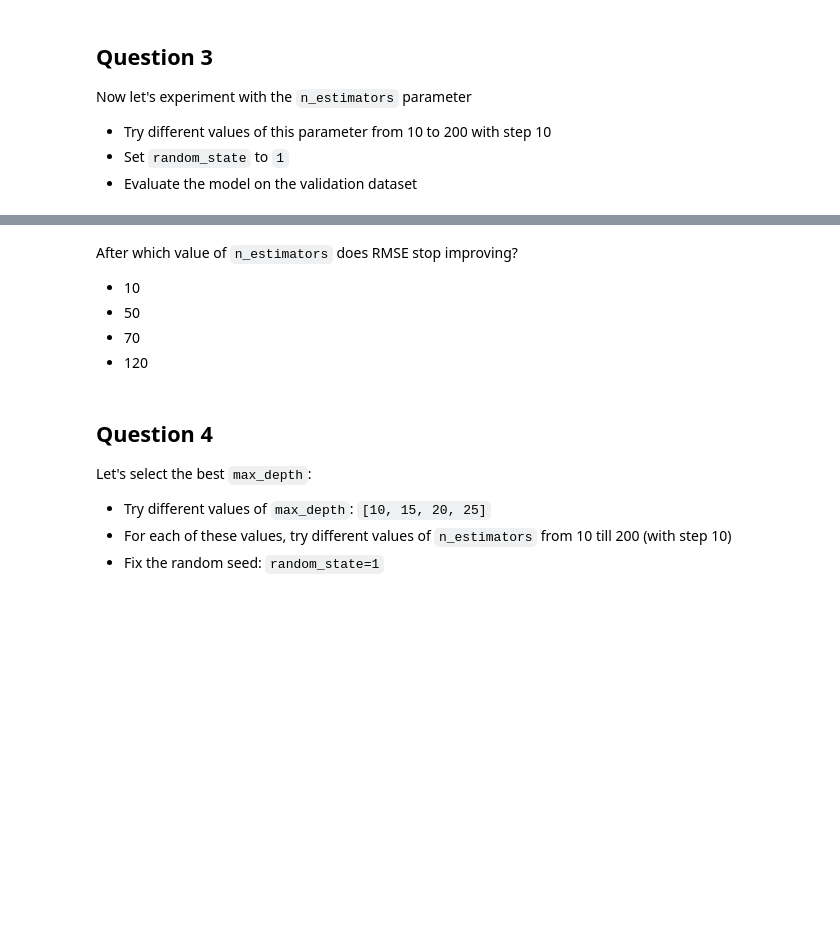
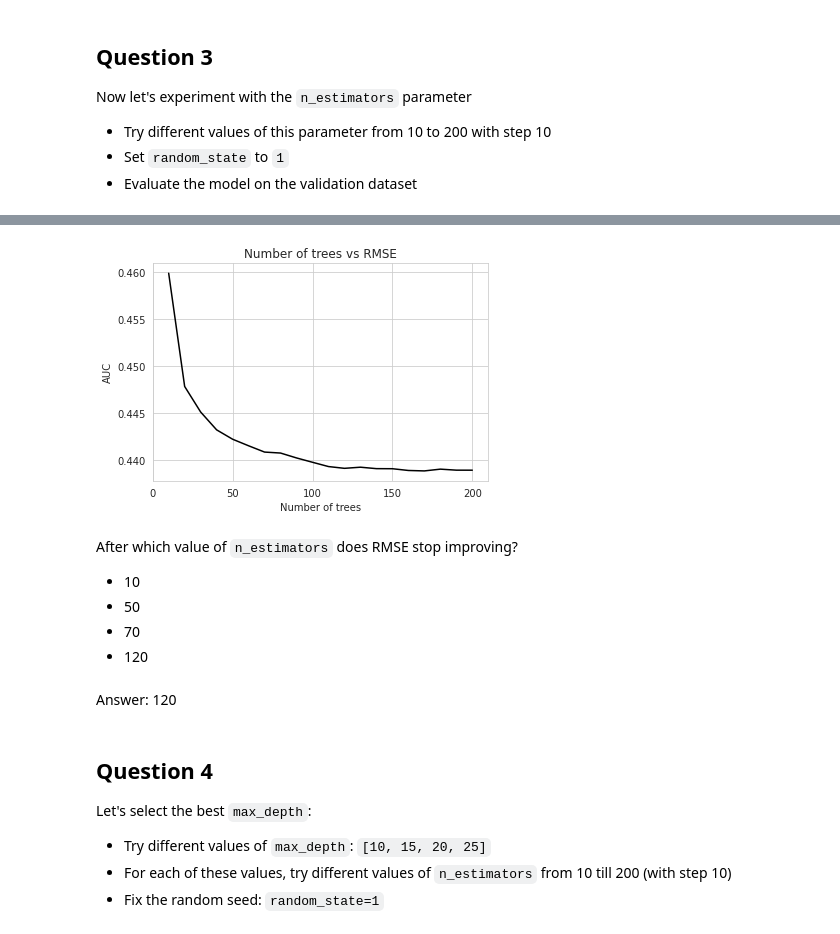
Before and after one commit to aenoboa1/ML-Zoomcamp-Homeworks, a Jupyter notebook: WEEK 6/homework-6-starter.ipynb, the cells around one changed output, grey strips where cells are left out. Cells and saved outputs as stored; diff of their text form; code cells hidden in the pictures; blank space fills up the shorter version.

```diff
--- a/WEEK 6/homework-6-starter.ipynb
+++ b/WEEK 6/homework-6-starter.ipynb
@@ -104,3 +113,8 @@ from sklearn.feature_extraction import DictVectorizer
+# %%
+dv = DictVectorizer(sparse=False)
+
+X_train = dv.fit_transform(dict_train)
+X_val = dv.transform(dict_val)
 # %% [markdown]
 ## Question 1
 
@@ -114,3 +135,8 @@ Which feature is used for splitting the data?
 * `neighbourhood_group`
 * `number_of_reviews`
 * `reviews_per_month`
+# %%
+# training a decision tree Regressor
+
+dr = DecisionTreeRegressor(max_depth=1)
+dr.fit(X_train, y_train)
@@ -124,0 +167,7 @@ Train a random forest model with these parameters:
+# %%
+rf = RandomForestRegressor(n_estimators=10,random_state=1,n_jobs=-1)
+rf.fit(X_train, y_train)
+y_pred = rf.predict(X_val)
+
+rms = mean_squared_error(y_val, y_pred, squared=False)
+round(rms,3)
@@ -137,3 +190,14 @@ Now let's experiment with the `n_estimators` parameter
 * Try different values of this parameter from 10 to 200 with step 10
 * Set `random_state` to `1`
 * Evaluate the model on the validation dataset
+# %%
+rmse_score = []
+
+for i in range(10, 201, 10):
+    rf = RandomForestRegressor(n_estimators=i,random_state=1,n_jobs=-1)
+    rf.fit(X_train, y_train)
+    y_pred = rf.predict(X_val)
+
+    rms = mean_squared_error(y_val, y_pred, squared=False)
+    rmse_score.append(rms)
+    print('%s -> %.3f' % (i, round(rms,3)))
@@ -140,3 +225,18 @@ Now let's experiment with the `n_estimators` parameter
+# %%
+plt.figure(figsize=(6, 4))
+
+plt.plot(range(10, 201, 10), rmse_score, color='black')
+plt.xticks(range(0, 201, 50))
+
+plt.title('Number of trees vs RMSE')
+plt.xlabel('Number of trees')
+plt.ylabel('AUC')
+
+# plt.savefig('ch06-figures/06_random_forest_n_estimators.svg')
+
+plt.show()
+# %% [output]
+[figure, added]
 # %% [markdown]
 After which value of `n_estimators` does RMSE stop improving?
 
@@ -144,6 +244,8 @@ After which value of `n_estimators` does RMSE stop improving?
 - 50
 - 70
 - 120
+# %% [markdown]
+Answer: 120
 # %% [markdown]
 ## Question 4
 
```
Also changed, not shown: parts of 31 cells of this notebook, 2 other files.
